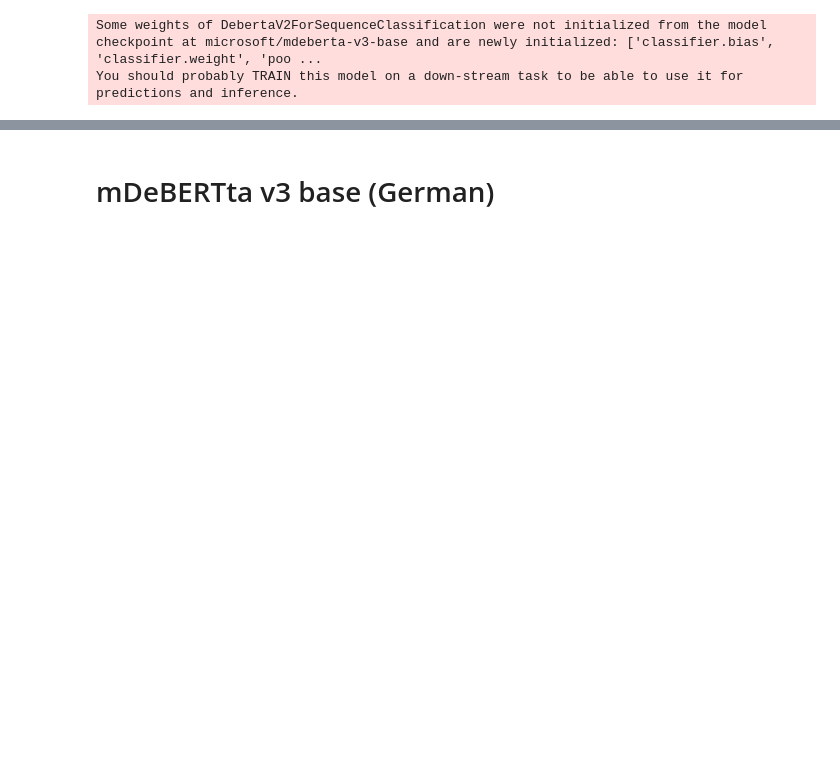
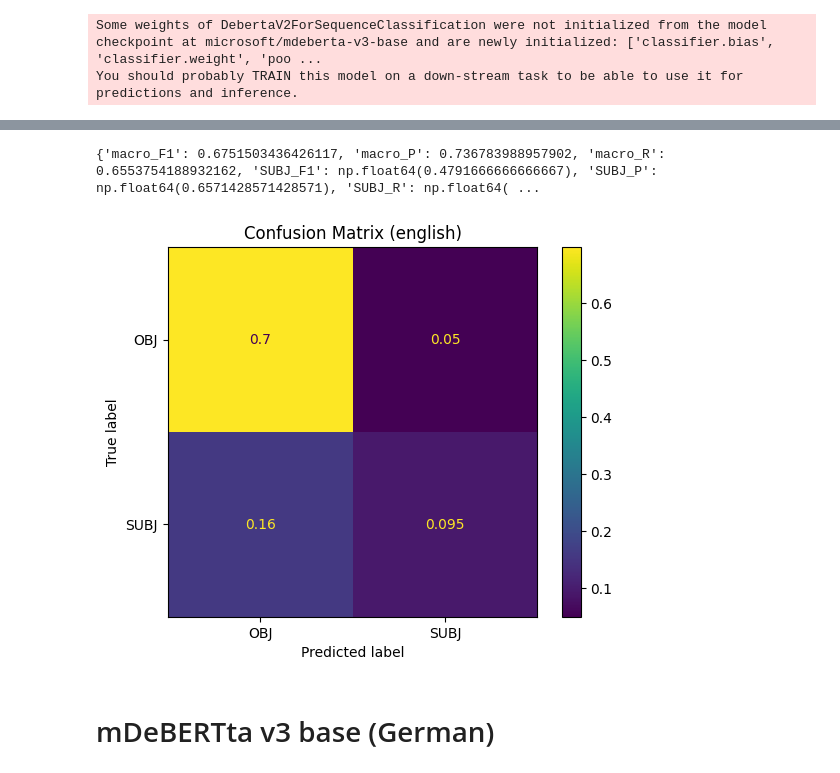
Before and after one commit to MatteoFasulo/clef2025-checkthat, a Jupyter notebook: notebook.ipynb, the cells around one changed output, grey strips where cells are left out. Cells and saved outputs as stored; diff of their text form; code cells hidden in the pictures; blank space fills up the shorter version.

```diff
--- a/notebook.ipynb
+++ b/notebook.ipynb
@@ -651,11 +576,0 @@ criterion = torch.nn.CrossEntropyLoss(weight=class_weights, label_smoothing=labe
-# %%
-model = detector.train_model(
-    model=model,
-    model_name=f"mDeBERTa-base-subjectivity-{language}.pth",
-    train_dl=train_dl,
-    dev_dl=dev_dl,
-    criterion=criterion,
-    optimizer=optimizer,
-    scheduler=scheduler,
-    epochs=epochs,
-    device=device)
@@ -674,2 +576,0 @@ Loading the best model checkpoint
-# %%
-results[language] = detector.test_model(model, test_dl, title=language)
@@ -678,0 +623,12 @@ results[language] = detector.test_model(model, test_dl, title=language)
+# %%
+# Create a Trainer instance
+trainer = CustomTrainer(
+    model=model,
+    args=training_args,
+    train_dataset=train_data,
+    eval_dataset=dev_data,
+    data_collator=collator_fn,
+    compute_metrics=evaluate_metrics,
+    class_weights=class_weights,
+    device=device,
+)
@@ -678,0 +647,15 @@ results[language] = detector.test_model(model, test_dl, title=language)
+# %%
+test_predictions, test_labels, _ = trainer.predict(test_data)
+
+stats = evaluate_metrics((test_predictions, test_labels))
+
+test_predictions = np.argmax(test_predictions, axis=1)
+
+print(stats)
+results[language] = stats
+
+cm = confusion_matrix(test_labels, test_predictions, normalize='all')
+ConfusionMatrixDisplay(cm, display_labels=['OBJ', 'SUBJ']).plot()
+plt.title(f"Confusion Matrix ({language})")
+plt.show()
+# %% [output]
@@ -679,3 +663,5 @@ results[language] = detector.test_model(model, test_dl, title=language)
+{'macro_F1': 0.6751503436426117, 'macro_P': 0.736783988957902, 'macro_R': 0.6553754188932162, 'SUBJ_F1': np.float64(0.4791666666666667), 'SUBJ_P': np.float64(0.6571428571428571), 'SUBJ_R': np.float64( ...
+[figure, added]
 # %% [markdown]
 # mDeBERTta v3 base (German)
 # %%
```
Also changed, not shown: parts of 68 cells of this notebook, 1 other file.
